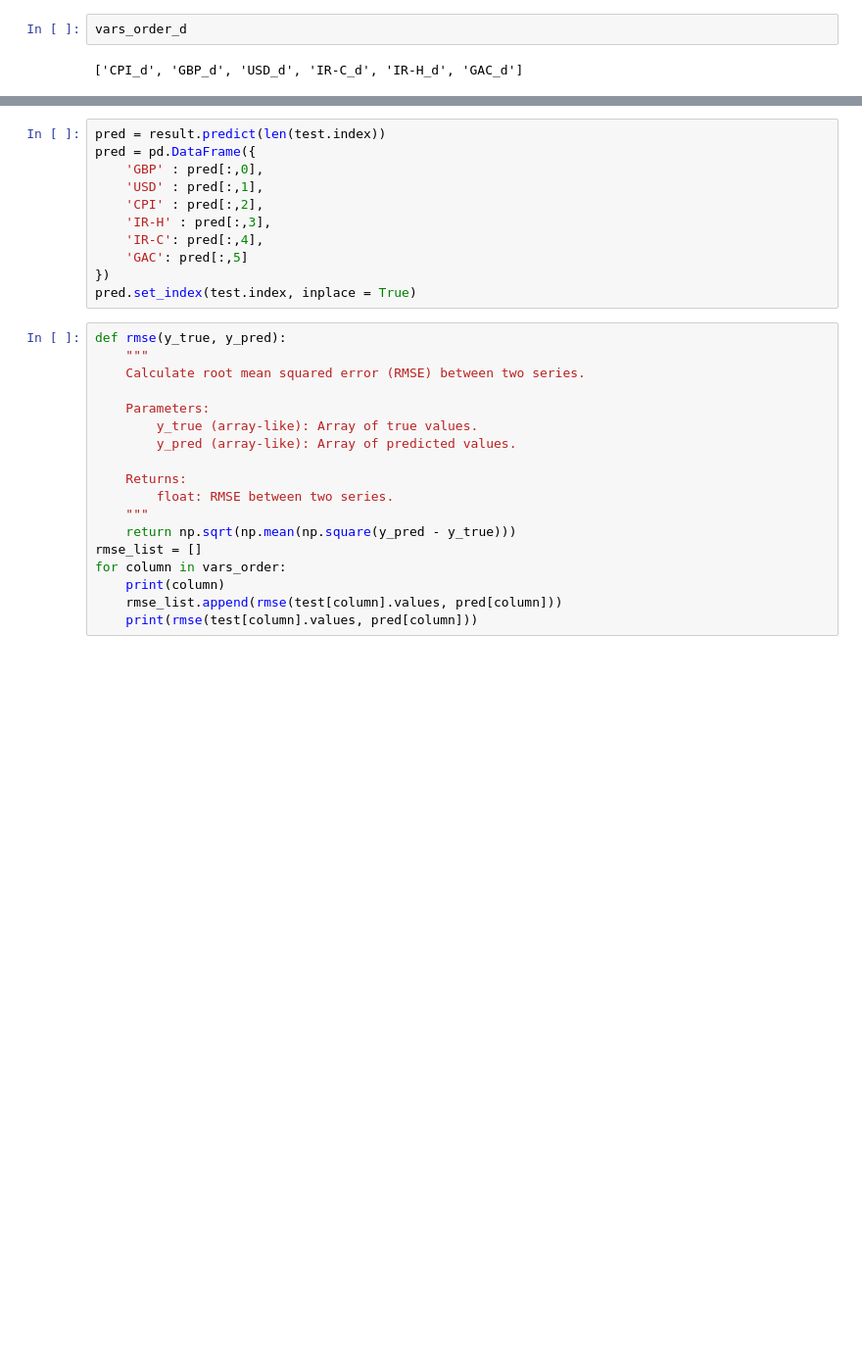
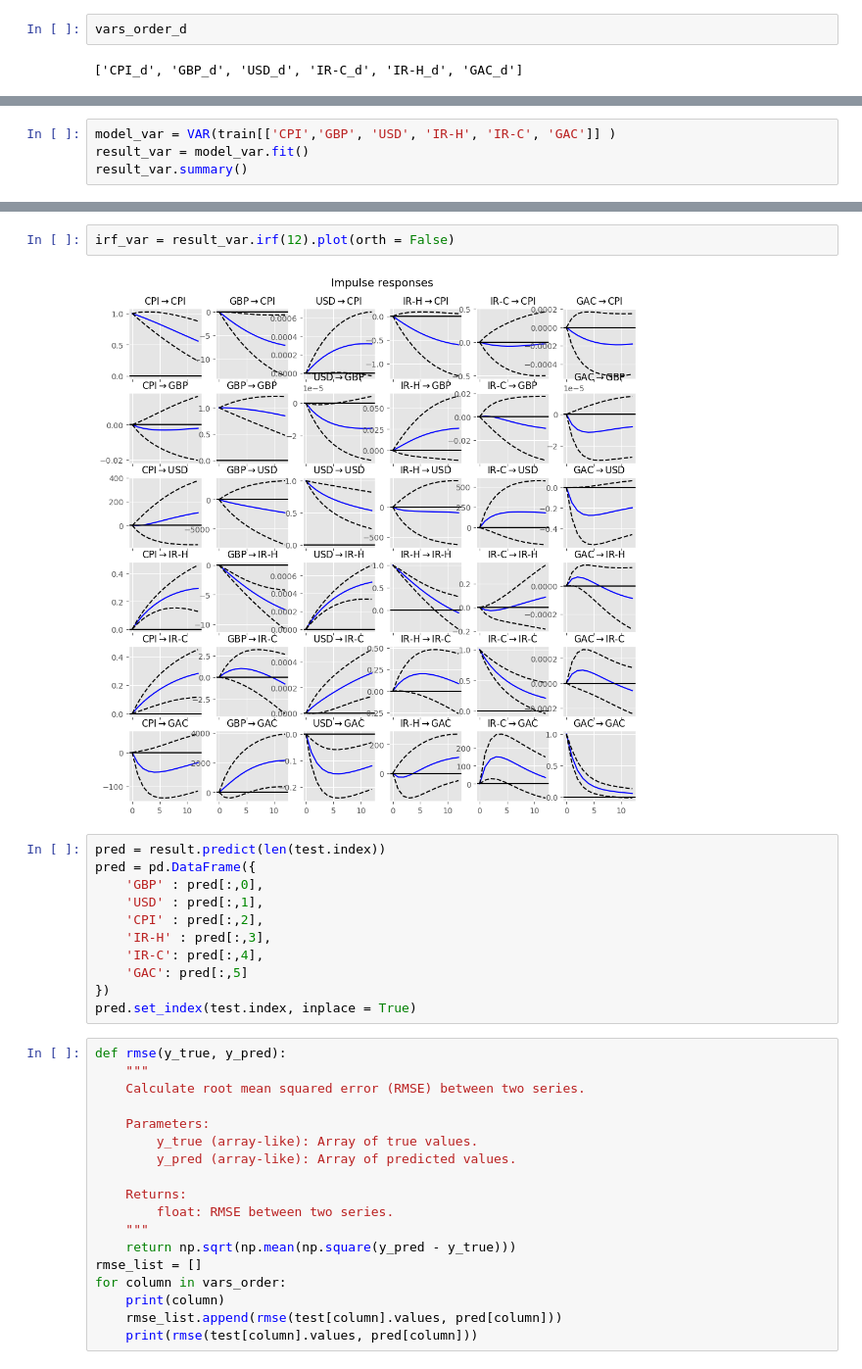
Before and after one commit to dhruv-pandit/Projects, a Jupyter notebook: Macroeconometrics/macro.ipynb, the cells around one changed output, grey strips where cells are left out. Shown at 98% size. Drawn from its saved outputs; the diff is of its cells as text; blank space fills up the shorter version.

```diff
--- a/Macroeconometrics/macro.ipynb
+++ b/Macroeconometrics/macro.ipynb
@@ -307,2 +308,6 @@ beta.6         1.8927      0.353      5.366      0.000       1.201       2.584
 ==============================================================================
 """
+# %%
+model_var = VAR(train[['CPI','GBP', 'USD', 'IR-H', 'IR-C', 'GAC']] )
+result_var = model_var.fit()
+result_var.summary()
@@ -338,3 +339,7 @@ irf_p = irf.plot(orth = False)
+# %%
+irf_var = result_var.irf(12).plot(orth = False)
+# %% [output]
+[figure, added]
 # %%
 pred = result.predict(len(test.index))
 pred = pd.DataFrame({
```
Also changed, not shown: parts of 16 cells of this notebook, 24 other files.
